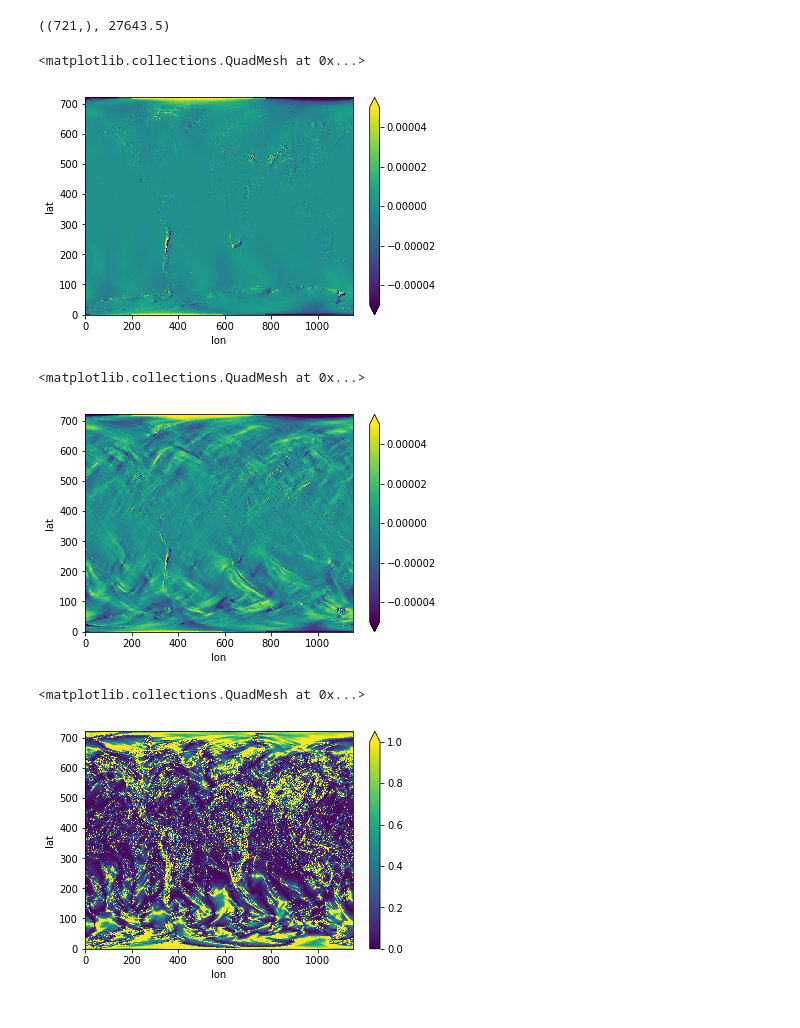
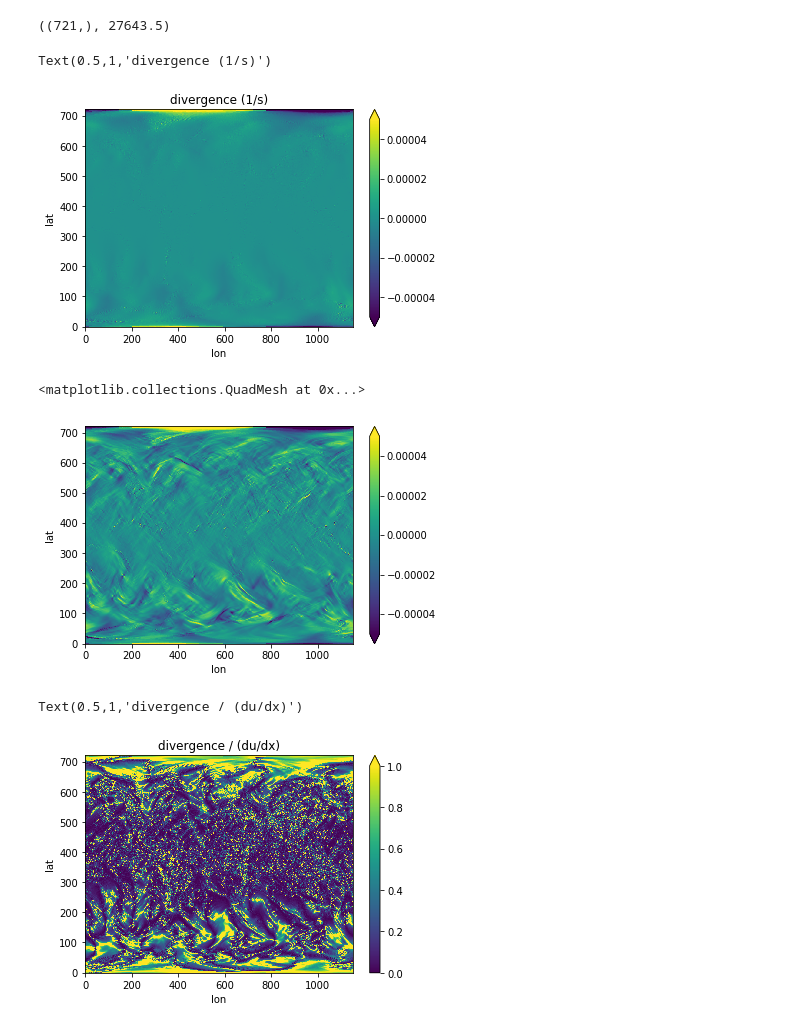
Before and after one commit to JiaweiZhuang/process_real_wind, a Jupyter notebook: wind_divergence.ipynb, the cells around one changed output. Saved outputs shown, nothing was run; the diff lists cells and outputs as text; code cells hidden in the pictures.

Commit message:
Use reference pressure for normalization. Can reduce divergence.

```diff
--- a/wind_divergence.ipynb
+++ b/wind_divergence.ipynb
@@ -50,3 +51,7 @@ p_thick = p_edge[:-1] - p_edge[1:]
 p_thick.shape
 # %% [output]
 (72, 721, 1152)
+# %%
+p_edge_ref = get_reference_pressure()
+p_thick_ref = p_edge_ref[:-1] - p_edge_ref[1:]
+p_thick_ref.shape
@@ -56,11 +63,15 @@ p_thick.shape
 u = np.sum(ds['U'].values*p_thick, axis=0) / np.sum(p_thick, axis=0)
 v = np.sum(ds['V'].values*p_thick, axis=0) / np.sum(p_thick, axis=0)
 
+# compute pressure-weighted vertical average but uses reference pressure for normalization
+u = np.sum(ds['U'].values*p_thick, axis=0) / np.sum(p_thick_ref)
+v = np.sum(ds['V'].values*p_thick, axis=0) / np.sum(p_thick_ref)
+
 # or compute unweighted average.Not divergence-free!
 # u = np.mean(ds['U'].values, axis=0)
 # v = np.mean(ds['V'].values, axis=0)
 
 # or just get a single layer. Not divergence-free!
-# u = ds['U'].isel(lev=20).values
-# v = ds['V'].isel(lev=20).values
+#u = ds['U'].isel(lev=20).values
+#v = ds['V'].isel(lev=20).values
 # %% [output]
@@ -74,13 +85,11 @@ u.shape, v.shape
 # grid size for computing spatial derivative
 
 # 4x5 resolution
-#dlat = 4.0
-#dlon = 5.0
-#lat = np.clip(ds['lat'].values, -88, 88)
+# dlat, dlon = 4.0, 5.0
+# lat = np.clip(ds['lat'].values, -88, 88)
 
 # 0.25x0.3125 resolution
-dlat = 0.25
-dlon = 0.3125
+dlat, dlon = 0.25, 0.3125
 lat = ds['lat'].values
 
 dy = 110.574e3 * dlat  # m / degree lat
@@ -97,17 +106,19 @@ dvdy = (np.roll(v,-1,axis=0)-np.roll(v,1,axis=0))/(2*dy)
 div = dudx + dvdy
 # %%
 xr.DataArray(div, dims=['lat', 'lon']).plot(vmin=-5e-5, vmax=5e-5)
+plt.title('divergence (1/s)')
 # %% [output]
-<matplotlib.collections.QuadMesh at 0x...>
+Text(0.5,1,'divergence (1/s)')
-[figure, old version]
+[figure, new version]
 # %%
 xr.DataArray(dudx, dims=['lat', 'lon']).plot(vmin=-5e-5, vmax=5e-5)
 # %% [output]
 <matplotlib.collections.QuadMesh at 0x...>
-[figure, old version]
+[figure, new version]
 # %%
 # Almost divergence free except near terrain. Because surface pressure is not accurate is enough?
 xr.DataArray(np.abs(div)/np.abs(dudx), dims=['lat', 'lon']).plot(vmin=0, vmax=1)
+plt.title('divergence / (du/dx)')
 # %% [output]
-<matplotlib.collections.QuadMesh at 0x...>
+Text(0.5,1,'divergence / (du/dx)')
-[figure, old version]
+[figure, new version]
```
Also changed, not shown: parts of 3 cells of this notebook.
